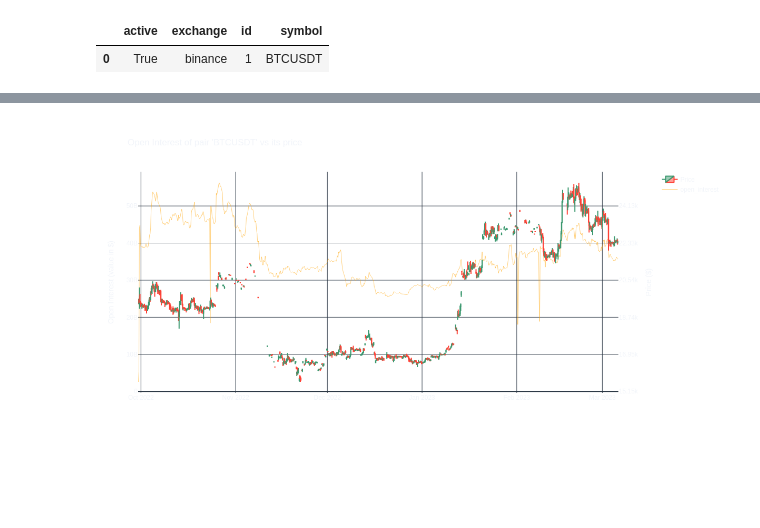
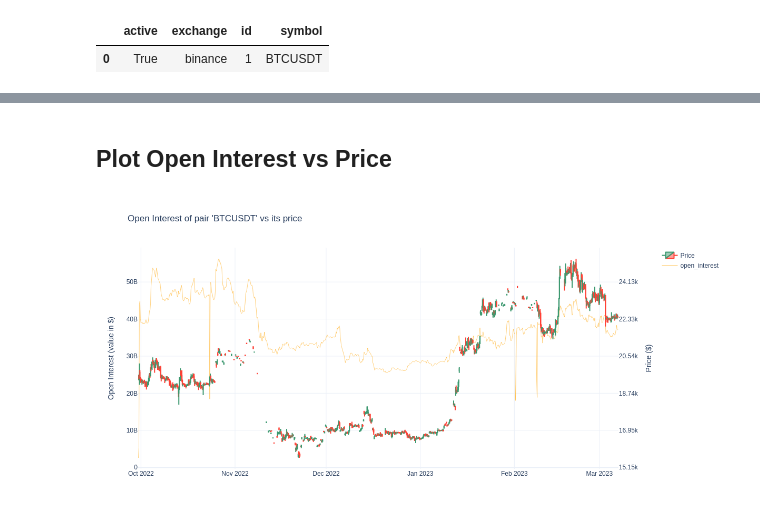
Before and after one commit to QuantNodeAI/quantnote-query-client, a Jupyter notebook: examples/open_interest.ipynb, the cells around one changed output, grey strips where cells are left out. Cells and saved outputs as stored; diff of their text form; code cells hidden in the pictures; blank space fills up the shorter version.

```diff
--- a/examples/open_interest.ipynb
+++ b/examples/open_interest.ipynb
@@ -102,3 +108,5 @@ tohlcv_resp
+# %% [markdown]
+## Plot Open Interest vs Price
 # %%
 fig = make_subplots(specs=[[{"secondary_y": True}]])
 
@@ -117,33 +125,34 @@ open_interest = go.Scatter(x=response['time'],
                            mode='lines',
                            line=dict(width=0.5, color='orange'),
                            )
 
 fig.add_trace(candlestick, secondary_y=True)
 fig.add_trace(open_interest, secondary_y=False)
 
 fig.update_layout(
     width=1200, height=600,
     title="Open Interest of pair '{pair}' vs its price".format(pair=pair["symbol"][0]),
     xaxis_rangeslider_visible=False,
-    paper_bgcolor='rgba(0,0,0,0)',
-    plot_bgcolor='rgba(0,0,0,0)',
+    # paper_bgcolor='rgba(0,0,0,0)',
+    # plot_bgcolor='rgba(0,0,0,0)',
     yaxis=dict(
         title="Open Interest (value in $)",
         tickmode="sync",
     ),
     yaxis2=dict(
         title="Price ($)",
         anchor="x",
         overlaying="y",
         side="right",
         tickmode="sync",
     ),
+    template = "plotly_white"
 )
 
 # Set y-axes titles
 fig.update_yaxes(title_text="Open Interest (value in $)", secondary_y=False)
 fig.update_yaxes(title_text="Price ($)", secondary_y=True)
 
 fig.show("png")
 # %% [output]
-[figure, old version]
+[figure, new version]
```
Also changed, not shown: parts of 5 cells of this notebook, 3 other files.
